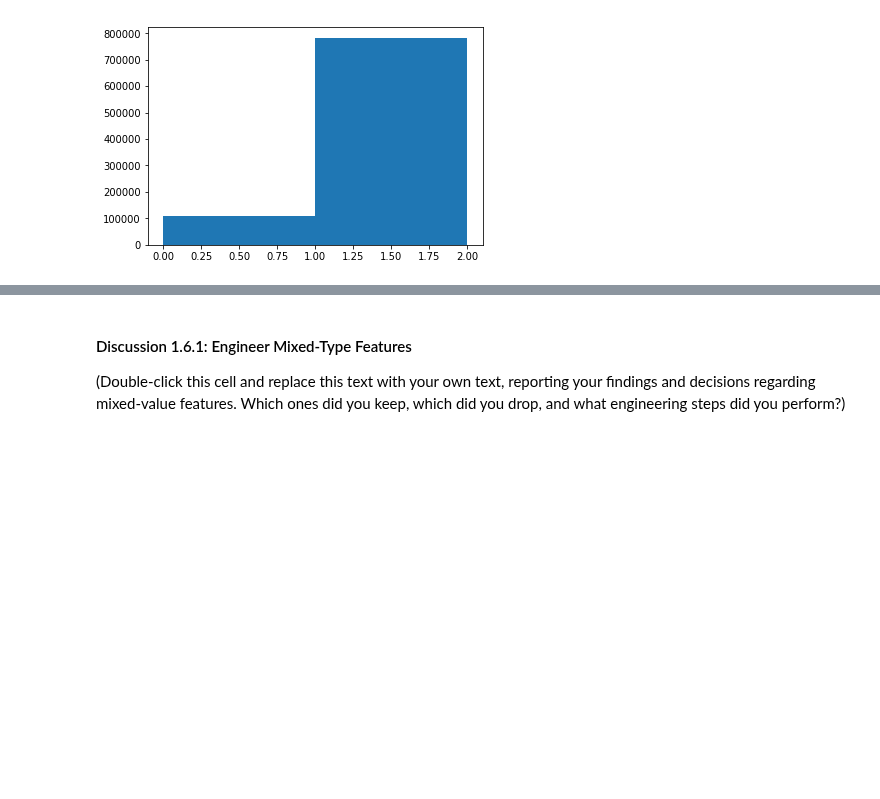
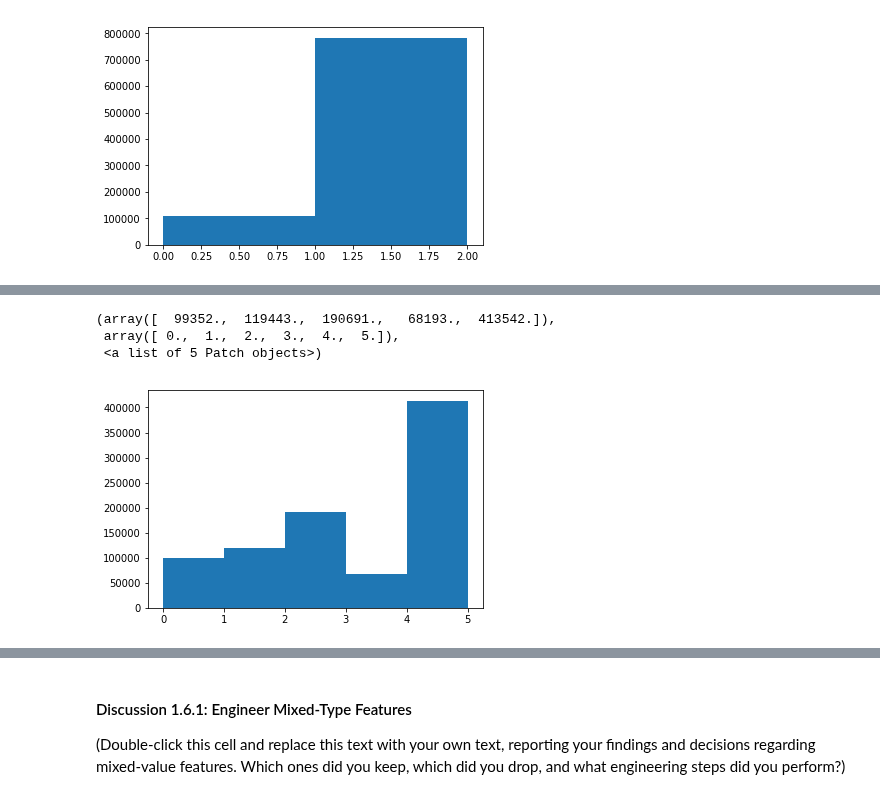
Before and after one commit to jeff-daniels/Udacity-Machine-Learning-Introduction-Nanodegree, a Jupyter notebook: Project 3: Identify Customer Segments/Identify_Customer_Segments.ipynb, the cells around one changed output, grey strips where cells are left out. Cells and saved outputs as stored; diff of their text form; code cells hidden in the pictures; blank space fills up the shorter version.

```diff
--- a/Project 3: Identify Customer Segments/Identify_Customer_Segments.ipynb
+++ b/Project 3: Identify Customer Segments/Identify_Customer_Segments.ipynb
@@ -680,0 +754,8 @@ plt.show()
+# %%
+# Test engineer_CAMEO_INTL_2015
+df = gen_original.copy()
+feature_df = feats.copy()
+
+df, feature_df = engineer_CAMEO_INTL_2015(df, feature_df)
+print(df.columns)
+feature_df.tail()
@@ -680,0 +786,8 @@ plt.show()
+# %%
+plt.hist(df['CAMEO_INTL_2015_WEALTH'].fillna(0),
+         bins=np.sort(df['CAMEO_INTL_2015_WEALTH'].fillna(0).unique()))
+# %% [output]
+(array([  99352.,  119443.,  190691.,   68193.,  413542.]),
+ array([ 0.,  1.,  2.,  3.,  4.,  5.]),
+ <a list of 5 Patch objects>)
+[figure, added]
```
Also changed, not shown: parts of 16 cells of this notebook.
